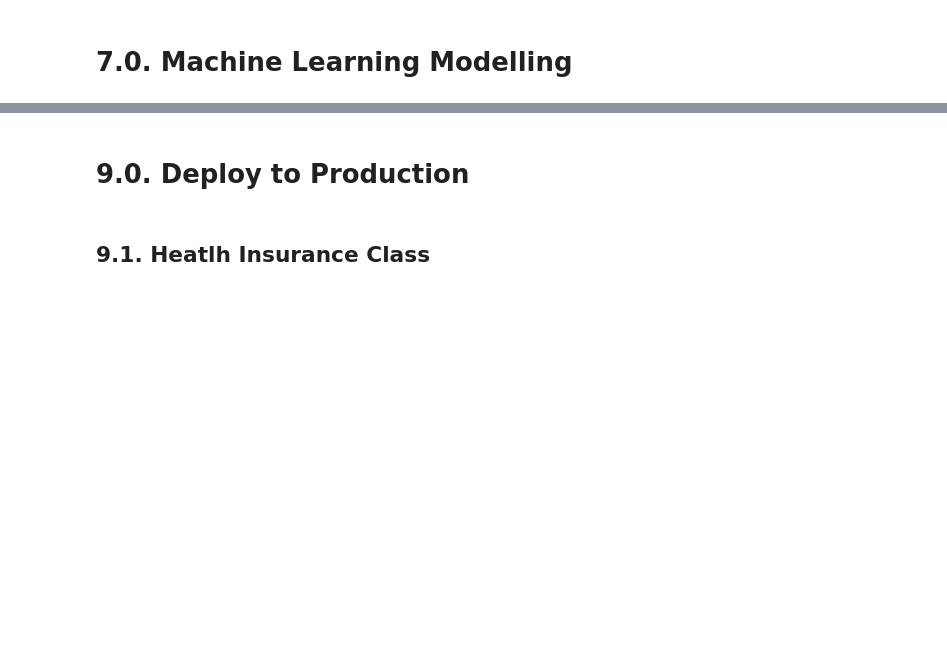
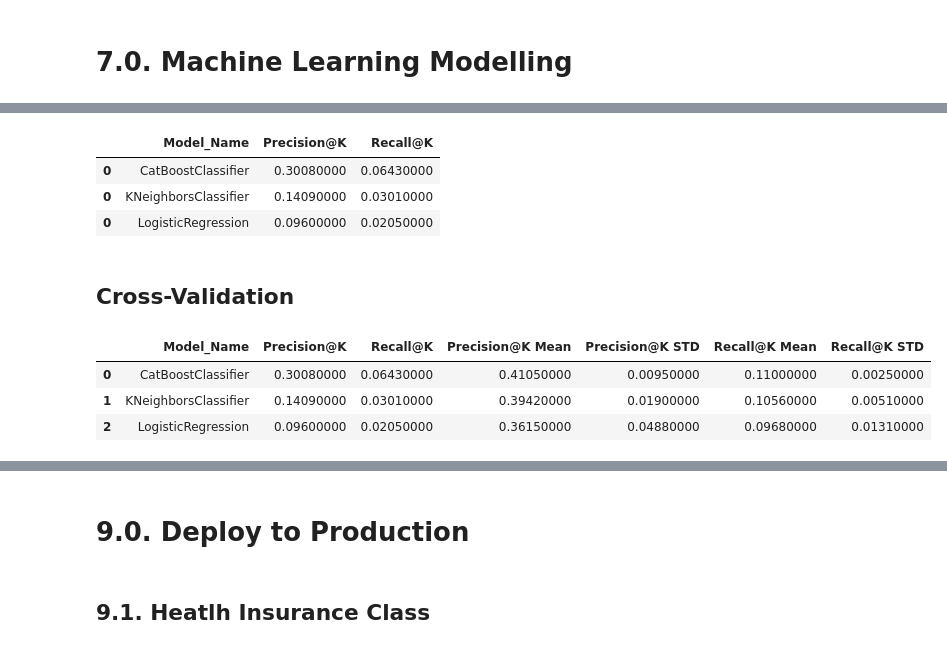
Before and after one commit to PedrosaFelipe/health_insurance, a Jupyter notebook: notebooks/v3.0_deploy_fsp.ipynb, the cells around one changed output, grey strips where cells are left out. Saved outputs shown, nothing was run; the diff lists cells and outputs as text; code cells hidden in the pictures; blank space fills up the shorter version.

```diff
--- a/notebooks/v3.0_deploy_fsp.ipynb
+++ b/notebooks/v3.0_deploy_fsp.ipynb
@@ -566,0 +696,4 @@ Recall at K: 0.0005328786102525844
+# %%
+%time
+ml_results, trained_models = metrics_at_k(df7, models, x_train, y_train, x_validation, y_val, verbose=True )
+%time
@@ -566,0 +708,26 @@ Recall at K: 0.0005328786102525844
+# %%
+ml_results
+# %% [output]
+|  | Model_Name | Precision@K | Recall@K |
+| 0 | CatBoostClassifier | 0.30080000 | 0.06430000 |
+| 0 | KNeighborsClassifier | 0.14090000 | 0.03010000 |
+| 0 | LogisticRegression | 0.09600000 | 0.02050000 |
+# %% [markdown]
+## Cross-Validation
+# %%
+models_cv =[nk.KNeighborsClassifier(n_neighbors = 500),
+            lm.LogisticRegression(random_state = 42),
+            #en.RandomForestClassifier( n_estimators=1000,max_depth = 20, n_jobs=-1, random_state=42 ),
+            cb( random_state=42, verbose=False )]
+# %%
+cv_results = cross_validation(df7, models_cv, x_train, y_train, 5 )
+# %%
+ml_cv_results = pd.merge(ml_results, cv_results, on = 'Model_Name', how='left')
+ml_cv_results = ml_cv_results.fillna( 0 )
+# %%
+ml_cv_results
+# %% [output]
+|  | Model_Name | Precision@K | Recall@K | Precision@K Mean | Precision@K STD | Recall@K Mean | Recall@K STD |
+| 0 | CatBoostClassifier | 0.30080000 | 0.06430000 | 0.41050000 | 0.00950000 | 0.11000000 | 0.00250000 |
+| 1 | KNeighborsClassifier | 0.14090000 | 0.03010000 | 0.39420000 | 0.01900000 | 0.10560000 | 0.00510000 |
+| 2 | LogisticRegression | 0.09600000 | 0.02050000 | 0.36150000 | 0.04880000 | 0.09680000 | 0.01310000 |
```
Also changed, not shown: parts of 45 cells of this notebook, 9 other files.
